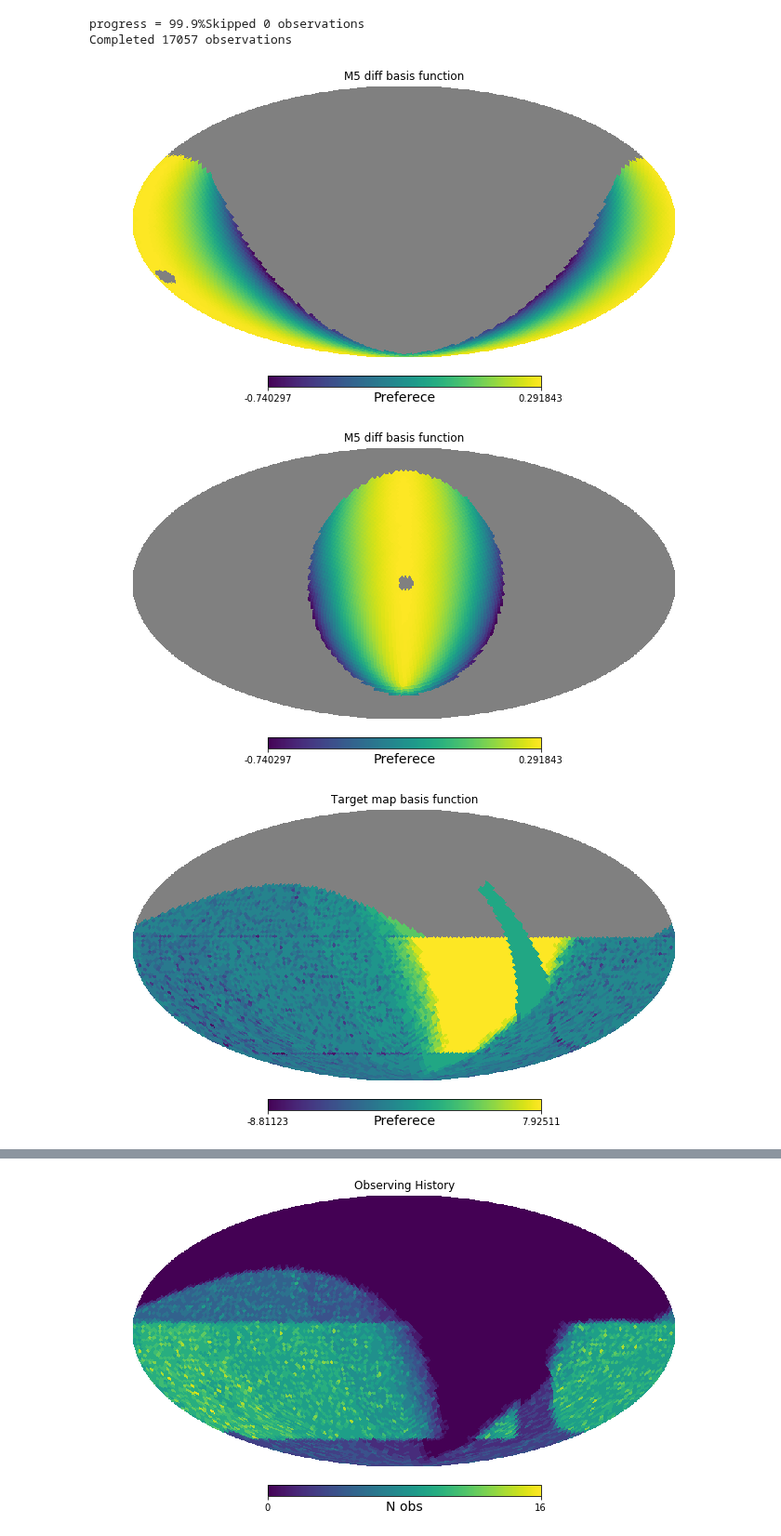
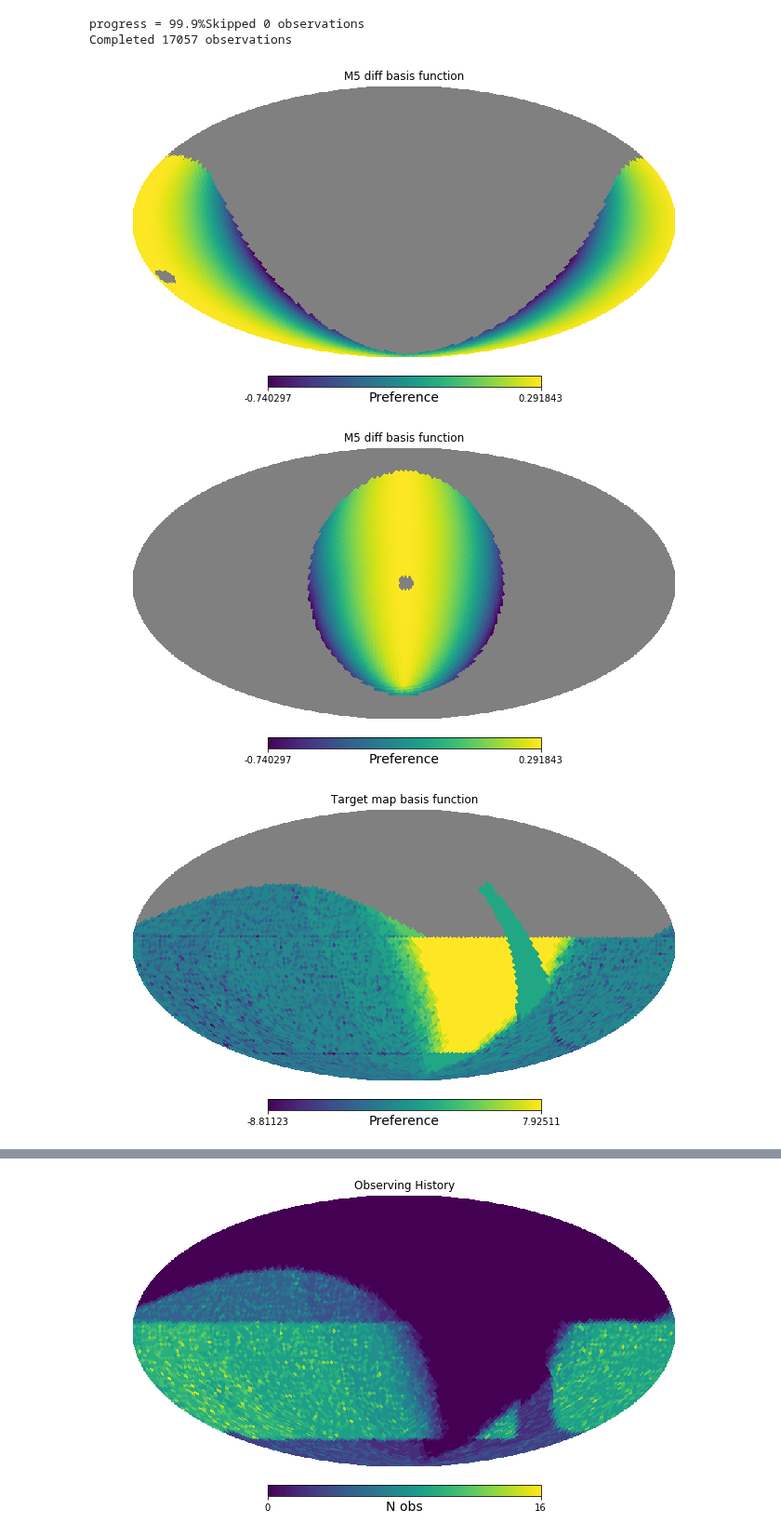
Before and after one commit to yoachim/18_scratch, a Jupyter notebook: talk_plots/talk_plots.ipynb, the cells around one changed output, grey strips where cells are left out. Shown at 93% size. Cells and saved outputs as stored; diff of their text form; code cells hidden in the pictures.

```diff
--- a/talk_plots/talk_plots.ipynb
+++ b/talk_plots/talk_plots.ipynb
@@ -72,12 +72,12 @@ rot = (status['lmst']*360./24., observatory.site.latitude, )
 # %%
 for bf in bfs:
     name = bf.__class__.__name__.replace('_', ' ')
     name2= bf.__class__.__name__.replace('_basis_function', ' ')
-    hp.mollview(bf(), unit='Preferece', title=name)
+    hp.mollview(bf(), unit='Preference', title=name)
     plt.savefig(name2+'.pdf')
-    hp.mollview(bf(), rot=rot, unit='Preferece', title=name)
+    hp.mollview(bf(), rot=rot, unit='Preference', title=name)
     plt.savefig(name2+'_altaz'+'.pdf')
 # %% [output]
-[figure, old version]
+[figure, new version]
-[figure, old version]
+[figure, new version]
-[figure, old version]
+[figure, new version]
```
Also changed, not shown: parts of 1 cell of this notebook, 1 other file.
